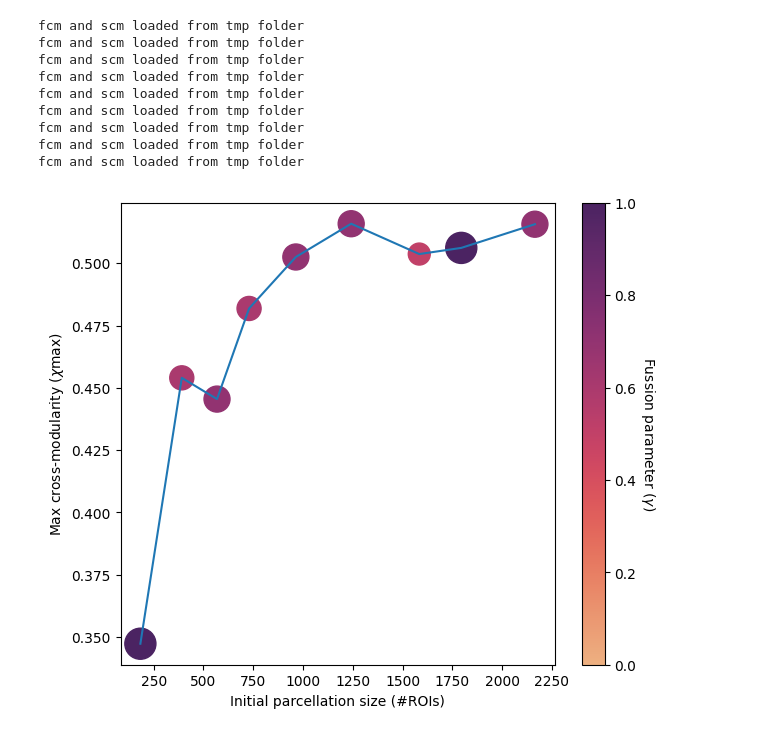
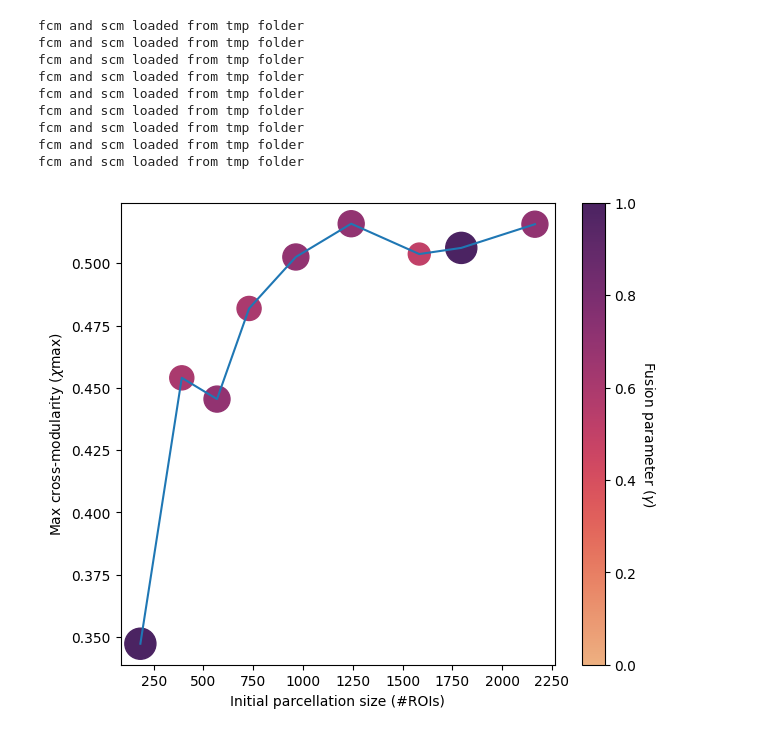
Before and after one commit to compneurobilbao/bha2, a Jupyter notebook: notebooks/03-testing-different-initial-partitions.ipynb, the cells around one changed output. Cells and saved outputs as stored; diff of their text form; code cells hidden in the pictures.

```diff
--- a/notebooks/03-testing-different-initial-partitions.ipynb
+++ b/notebooks/03-testing-different-initial-partitions.ipynb
@@ -112,29 +112,28 @@ fcm and scm loaded from tmp folder
 # %%
 plt.figure(figsize=(7, 6))
 plt.plot(conn_sizes, max_crossmod_value)
 plt.xlabel("Initial parcellation size (#ROIs)")
 plt.ylabel("Max cross-modularity (" + r"$\chi$" + "max)")
-# Add label to the colorbar (fussion parameter (gamma))
 
 plt.scatter(
     conn_sizes,
     max_crossmod_value,
     s=np.array(max_crossmod_gamma) * 500,
     c=np.array(max_crossmod_gamma),
     cmap="flare",
     vmin=0,
 )
 cbar = plt.colorbar()
 cbar.ax.get_yaxis().labelpad = 15
-cbar.set_label("Fussion parameter (" + r"$\gamma$" + ")", rotation = 270)
+cbar.set_label("Fusion parameter (" + r"$\gamma$" + ")", rotation = 270)
 
 plt.savefig(
     os.path.join(
         project_path, "data", "figures", "initial_parcellation_selection.svg"
     ),
     dpi=300,
     bbox_inches="tight",
     format="svg",
 )
 # %% [output]
-[figure, old version]
+[figure, new version]
```
Also changed, not shown: 3 other files.
